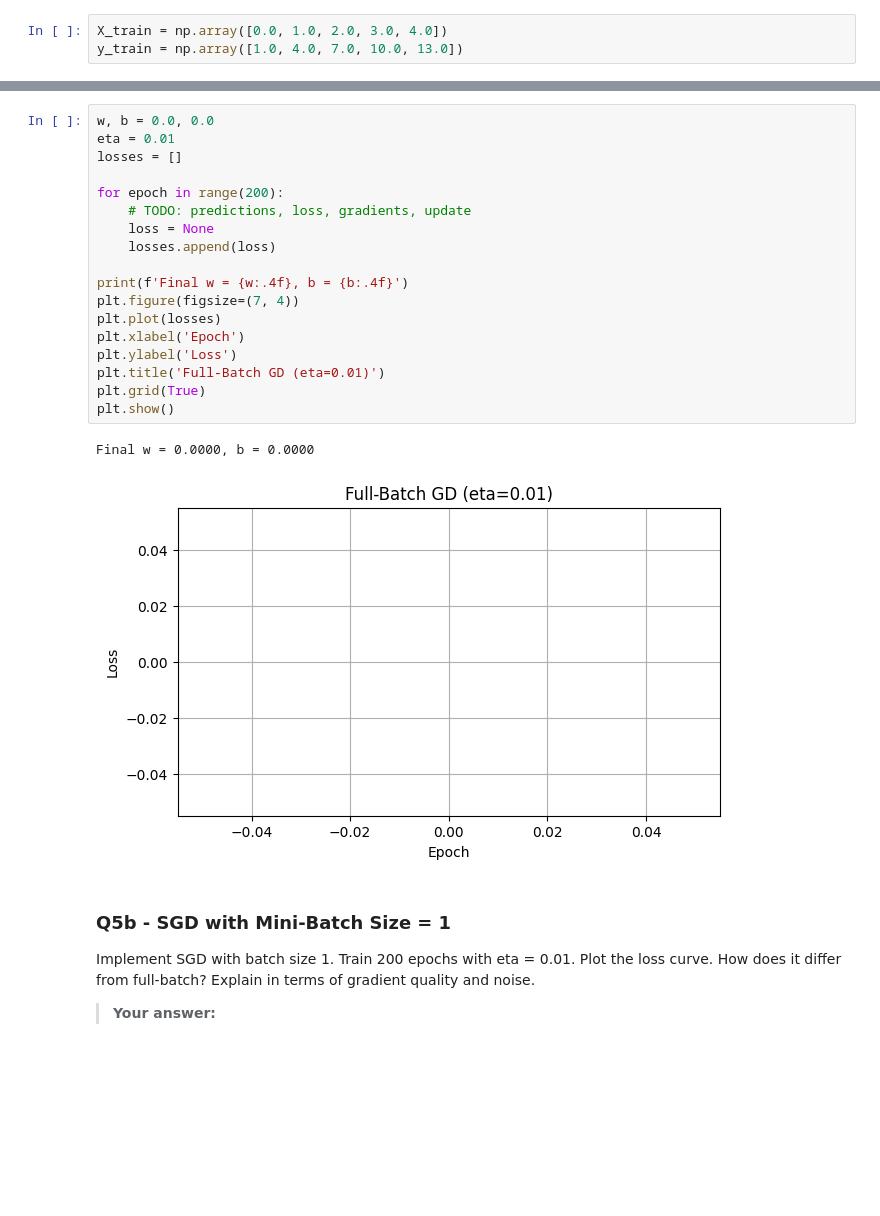
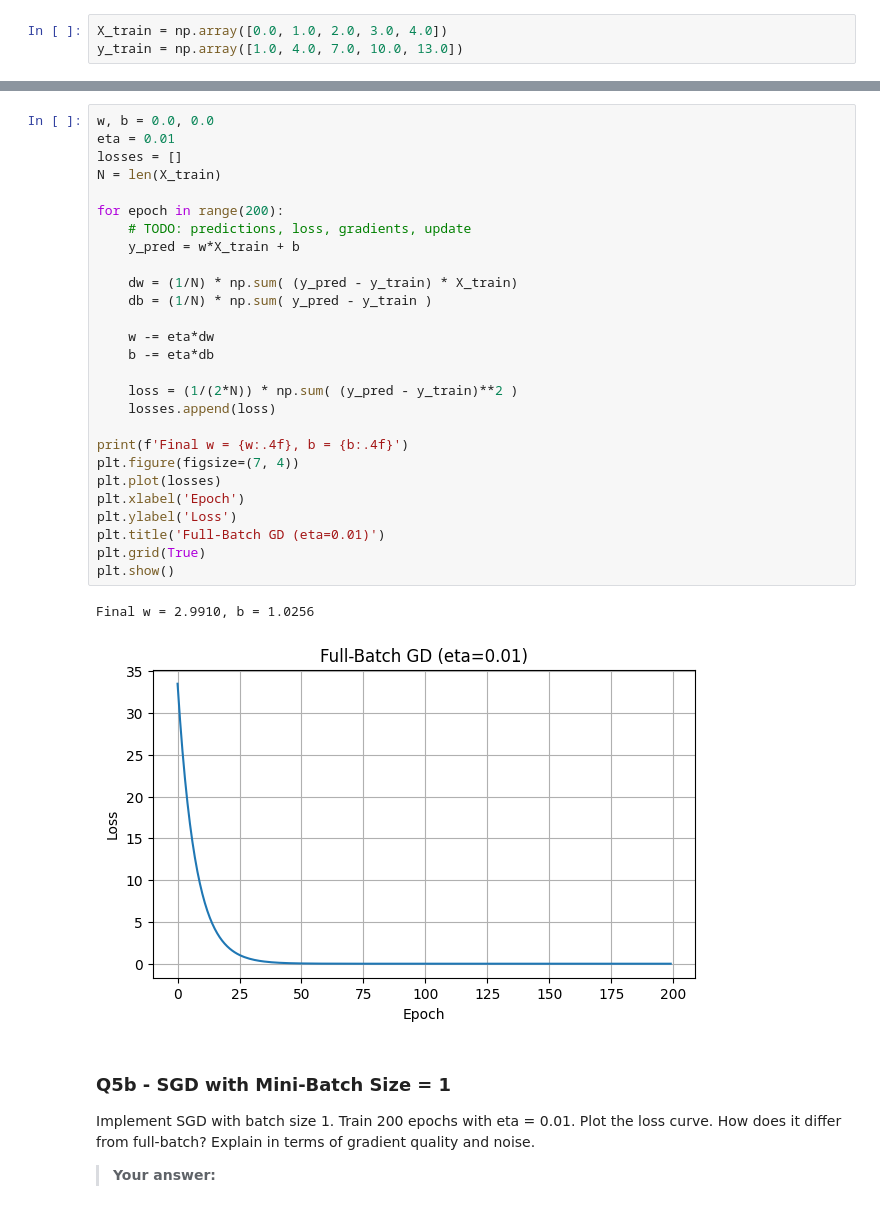
Before and after one commit to Stamatics-NumberstoNeurons/assignment2-YuvasankarSelvan, a Jupyter notebook: Assignment_2_N2N.ipynb, the cells around one changed output, grey strips where cells are left out. Cells and saved outputs as stored; diff of their text form; blank space fills up the shorter version.

```diff
--- a/Assignment_2_N2N.ipynb
+++ b/Assignment_2_N2N.ipynb
@@ -354,24 +359,33 @@ Derive dC/dw and dC/db analytically (show algebra). Implement full-batch GD with
 # %%
 w, b = 0.0, 0.0
 eta = 0.01
 losses = []
+N = len(X_train)
 
 for epoch in range(200):
     # TODO: predictions, loss, gradients, update
-    loss = None
+    y_pred = w*X_train + b
+
+    dw = (1/N) * np.sum( (y_pred - y_train) * X_train)
+    db = (1/N) * np.sum( y_pred - y_train )
+
+    w -= eta*dw
+    b -= eta*db
+
+    loss = (1/(2*N)) * np.sum( (y_pred - y_train)**2 )
     losses.append(loss)
 
 print(f'Final w = {w:.4f}, b = {b:.4f}')
 plt.figure(figsize=(7, 4))
 plt.plot(losses)
 plt.xlabel('Epoch')
 plt.ylabel('Loss')
 plt.title('Full-Batch GD (eta=0.01)')
 plt.grid(True)
 plt.show()
 # %% [output]
-Final w = 0.0000, b = 0.0000
+Final w = 2.9910, b = 1.0256
-[figure, old version]
+[figure, new version]
 # %% [markdown]
 ### Q5b - SGD with Mini-Batch Size = 1
 
```
Also changed, not shown: parts of 2 cells of this notebook.
